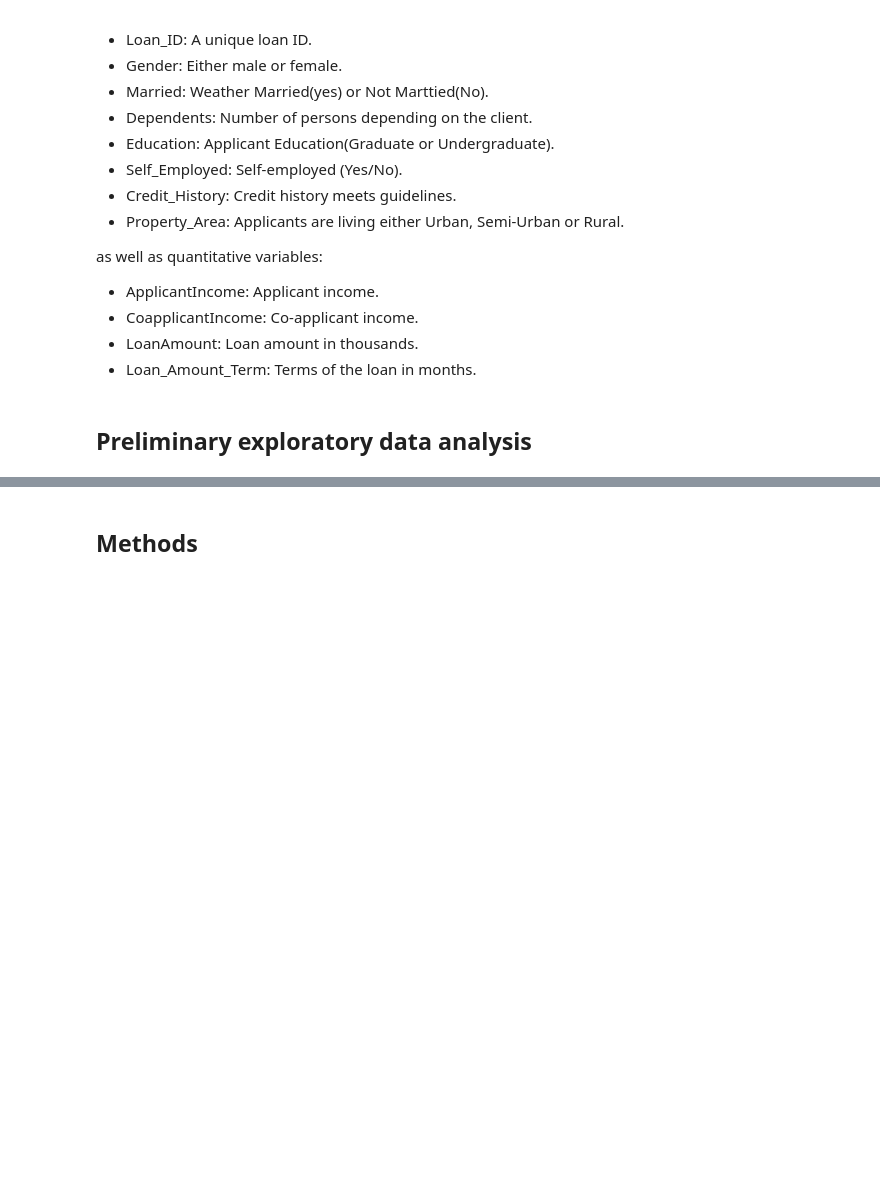
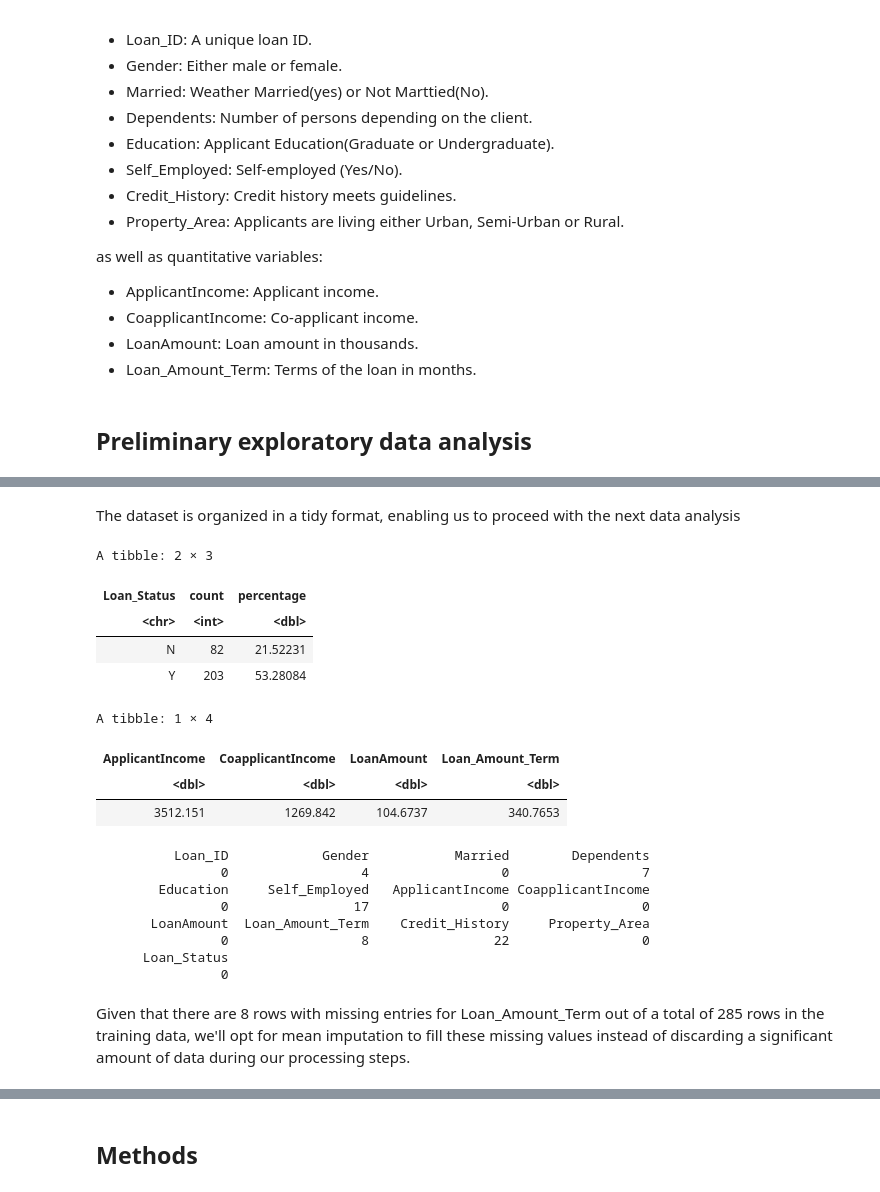
Before and after one commit to lillylaksermerz/dsci100-project, a Jupyter notebook: group_proposal.ipynb, the cells around one changed output, grey strips where cells are left out. Saved outputs shown, nothing was run; the diff lists cells and outputs as text; code cells hidden in the pictures; blank space fills up the shorter version.

Commit message:
changed tables and added descriptions
will add more plots

```diff
--- a/group_proposal.ipynb
+++ b/group_proposal.ipynb
@@ -123,0 +84,50 @@ A tibble: 1 × 4
+# %% [markdown]
+The dataset is organized in a tidy format, enabling us to proceed with the next data analysis
+# %%
+# splitting between training and testing sets
+
+loan_split <- initial_split(loan_data, prop = 0.75, strata = Loan_Status)
+loan_training <- training(loan_split)
+loan_testing <- testing(loan_split)
+
+# exploratory data analysis (table)
+
+num_obs <- nrow (loan_data)
+loan_counts <- loan_training |>
+    group_by(Loan_Status) |>
+    summarise(count  = n(),
+              percentage = n()/num_obs *100)
+
+loan_counts
+# means of the predictor variables we plan to use
+
+loan_means <- loan_training |>
+    select(ApplicantIncome, CoapplicantIncome, LoanAmount, Loan_Amount_Term) |>
+    map_dfr(mean, na.rm = TRUE)
+
+loan_means
+
+# count rows with missing data
+loan_missing_data <- colSums (is.na(loan_training))
+
+loan_missing_data
+# %% [output]
+A tibble: 2 × 3
+| Loan_Status | count | percentage |
+| <chr> | <int> | <dbl> |
+| N | 82 | 21.52231 |
+| Y | 203 | 53.28084 |
+A tibble: 1 × 4
+| ApplicantIncome | CoapplicantIncome | LoanAmount | Loan_Amount_Term |
+| <dbl> | <dbl> | <dbl> | <dbl> |
+| 3512.151 | 1269.842 | 104.6737 | 340.7653 |
+          Loan_ID            Gender           Married        Dependents
+                0                 4                 0                 7
+        Education     Self_Employed   ApplicantIncome CoapplicantIncome
+                0                17                 0                 0
+       LoanAmount  Loan_Amount_Term    Credit_History     Property_Area
+                0                 8                22                 0
+      Loan_Status
+                0
+# %% [markdown]
+Given that there are 8 rows with missing entries for Loan_Amount_Term out of a total of 285 rows in the training data, we'll opt for mean imputation to fill these missing values instead of discarding a significant amount of data during our processing steps.
```
Also changed, not shown: parts of 5 cells of this notebook.
